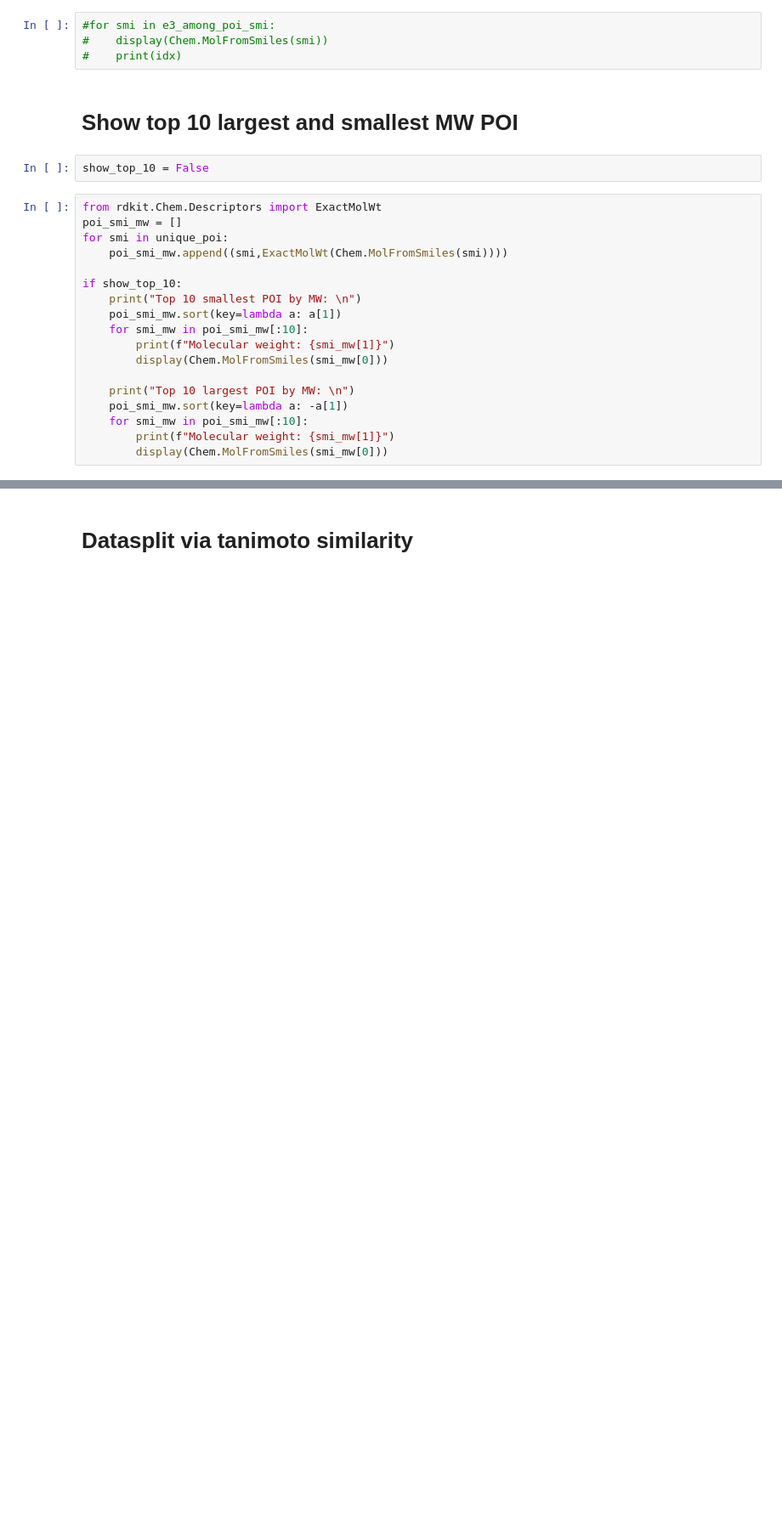
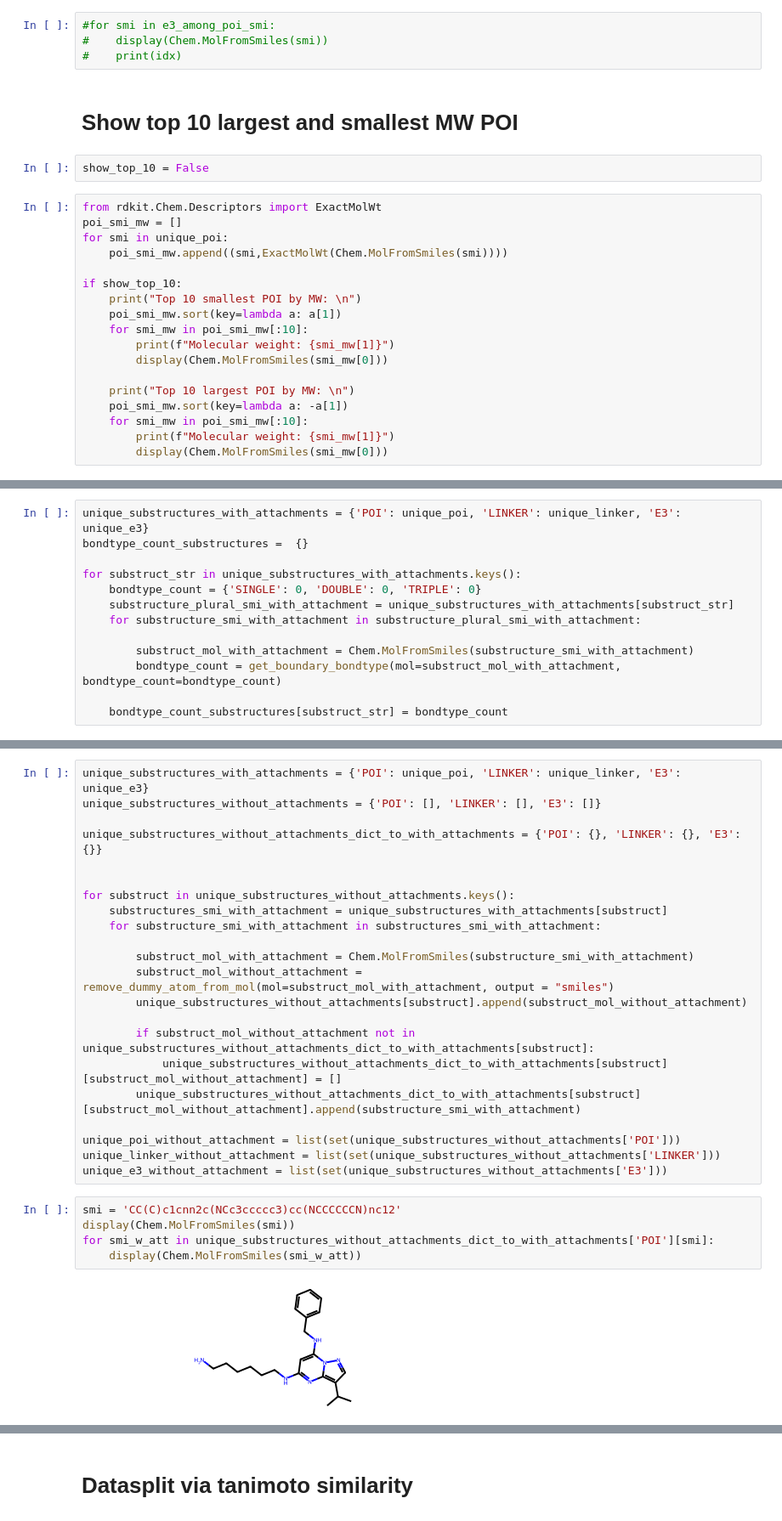
Before and after one commit to ribesstefano/PROTAC-Splitter, a Jupyter notebook: notebooks/GNN/1.1_load_data.ipynb, the cells around one changed output, grey strips where cells are left out. Shown at 85% size. Cells and saved outputs as stored; diff of their text form; blank space fills up the shorter version.

Commit message:
split train-test substructures without attachmentP

```diff
--- a/notebooks/GNN/1.1_load_data.ipynb
+++ b/notebooks/GNN/1.1_load_data.ipynb
@@ -357,0 +397,13 @@ if show_top_10:
+# %%
+unique_substructures_with_attachments = {'POI': unique_poi, 'LINKER': unique_linker, 'E3': unique_e3}
+bondtype_count_substructures =  {}
+
+for substruct_str in unique_substructures_with_attachments.keys():
+    bondtype_count = {'SINGLE': 0, 'DOUBLE': 0, 'TRIPLE': 0}
+    substructure_plural_smi_with_attachment = unique_substructures_with_attachments[substruct_str]
+    for substructure_smi_with_attachment in substructure_plural_smi_with_attachment:
+
+        substruct_mol_with_attachment = Chem.MolFromSmiles(substructure_smi_with_attachment)
+        bondtype_count = get_boundary_bondtype(mol=substruct_mol_with_attachment, bondtype_count=bondtype_count)
+
+    bondtype_count_substructures[substruct_str] = bondtype_count
@@ -357,0 +490,29 @@ if show_top_10:
+# %%
+unique_substructures_with_attachments = {'POI': unique_poi, 'LINKER': unique_linker, 'E3': unique_e3}
+unique_substructures_without_attachments = {'POI': [], 'LINKER': [], 'E3': []}
+
+unique_substructures_without_attachments_dict_to_with_attachments = {'POI': {}, 'LINKER': {}, 'E3': {}}
+
+
+for substruct in unique_substructures_without_attachments.keys():
+    substructures_smi_with_attachment = unique_substructures_with_attachments[substruct]
+    for substructure_smi_with_attachment in substructures_smi_with_attachment:
+
+        substruct_mol_with_attachment = Chem.MolFromSmiles(substructure_smi_with_attachment)
+        substruct_mol_without_attachment = remove_dummy_atom_from_mol(mol=substruct_mol_with_attachment, output = "smiles")
+        unique_substructures_without_attachments[substruct].append(substruct_mol_without_attachment)
+
+        if substruct_mol_without_attachment not in unique_substructures_without_attachments_dict_to_with_attachments[substruct]:
+            unique_substructures_without_attachments_dict_to_with_attachments[substruct][substruct_mol_without_attachment] = []
+        unique_substructures_without_attachments_dict_to_with_attachments[substruct][substruct_mol_without_attachment].append(substructure_smi_with_attachment)
+
+unique_poi_without_attachment = list(set(unique_substructures_without_attachments['POI']))
+unique_linker_without_attachment = list(set(unique_substructures_without_attachments['LINKER']))
+unique_e3_without_attachment = list(set(unique_substructures_without_attachments['E3']))
+# %%
+smi = 'CC(C)c1cnn2c(NCc3ccccc3)cc(NCCCCCCN)nc12'
+display(Chem.MolFromSmiles(smi))
+for smi_w_att in unique_substructures_without_attachments_dict_to_with_attachments['POI'][smi]:
+    display(Chem.MolFromSmiles(smi_w_att))
+# %% [output]
+[figure, added]
```
Also changed, not shown: parts of 24 cells of this notebook.
